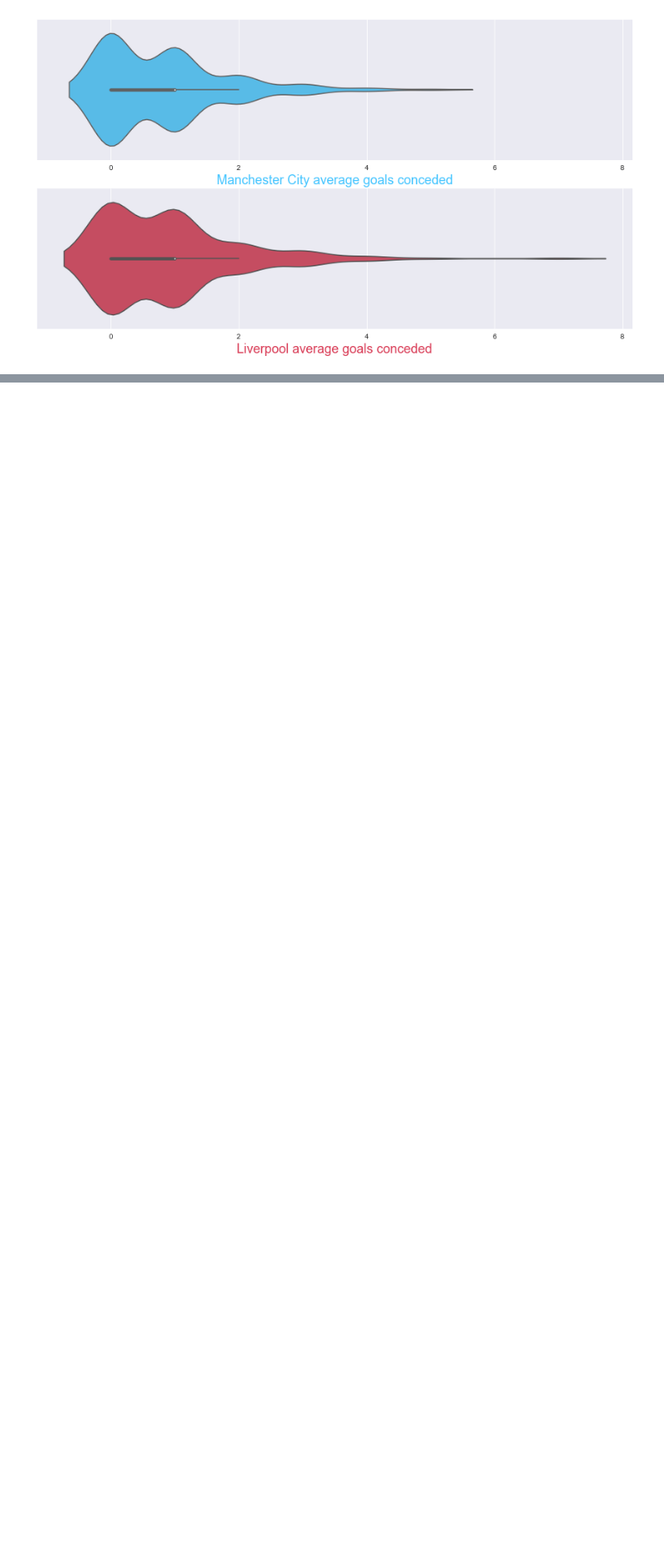
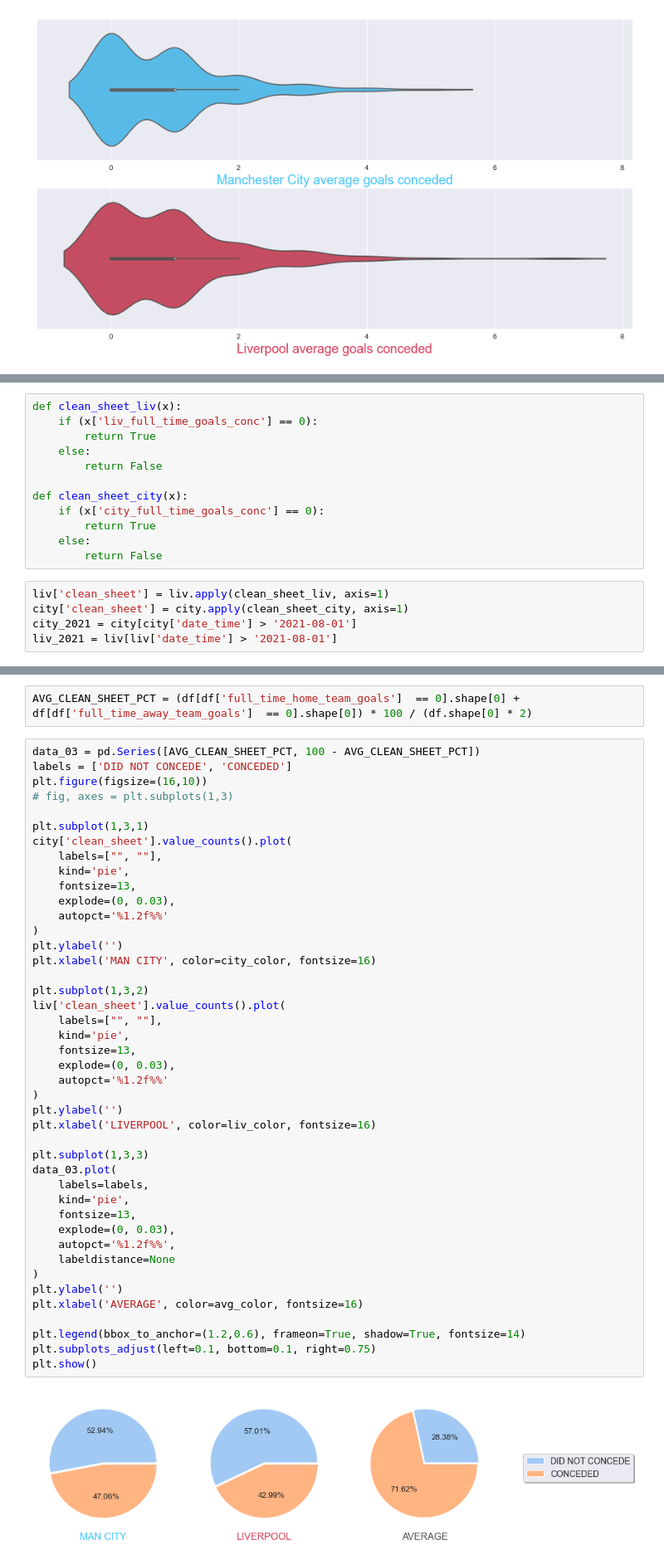
Before and after one commit to bajcula/soccerdata, a Jupyter notebook: Liverpool_VS_Man_City_VS_Rest_of_the_PL.ipynb, the cells around one changed output, grey strips where cells are left out. Shown at 83% size. Saved outputs shown, nothing was run; the diff lists cells and outputs as text; blank space fills up the shorter version.

Commit message:
added clean sheets

```diff
--- a/Liverpool_VS_Man_City_VS_Rest_of_the_PL.ipynb
+++ b/Liverpool_VS_Man_City_VS_Rest_of_the_PL.ipynb
@@ -615,0 +620,17 @@ plt.show()
+# %%
+def clean_sheet_liv(x):
+    if (x['liv_full_time_goals_conc'] == 0):
+        return True
+    else:
+        return False
+
+def clean_sheet_city(x):
+    if (x['city_full_time_goals_conc'] == 0):
+        return True
+    else:
+        return False
+# %%
+liv['clean_sheet'] = liv.apply(clean_sheet_liv, axis=1)
+city['clean_sheet'] = city.apply(clean_sheet_city, axis=1)
+city_2021 = city[city['date_time'] > '2021-08-01']
+liv_2021 = liv[liv['date_time'] > '2021-08-01']
@@ -615,0 +639,47 @@ plt.show()
+# %%
+AVG_CLEAN_SHEET_PCT = (df[df['full_time_home_team_goals']  == 0].shape[0] + df[df['full_time_away_team_goals']  == 0].shape[0]) * 100 / (df.shape[0] * 2)
+# %%
+data_03 = pd.Series([AVG_CLEAN_SHEET_PCT, 100 - AVG_CLEAN_SHEET_PCT])
+labels = ['DID NOT CONCEDE', 'CONCEDED']
+plt.figure(figsize=(16,10))
+# fig, axes = plt.subplots(1,3)
+
+plt.subplot(1,3,1)
+city['clean_sheet'].value_counts().plot(
+    labels=["", ""],
+    kind='pie',
+    fontsize=13,
+    explode=(0, 0.03),
+    autopct='%1.2f%%'
+)
+plt.ylabel('')
+plt.xlabel('MAN CITY', color=city_color, fontsize=16)
+
+plt.subplot(1,3,2)
+liv['clean_sheet'].value_counts().plot(
+    labels=["", ""],
+    kind='pie',
+    fontsize=13,
+    explode=(0, 0.03),
+    autopct='%1.2f%%'
+)
+plt.ylabel('')
+plt.xlabel('LIVERPOOL', color=liv_color, fontsize=16)
+
+plt.subplot(1,3,3)
+data_03.plot(
+    labels=labels,
+    kind='pie',
+    fontsize=13,
+    explode=(0, 0.03),
+    autopct='%1.2f%%',
+    labeldistance=None
+)
+plt.ylabel('')
+plt.xlabel('AVERAGE', color=avg_color, fontsize=16)
+
+plt.legend(bbox_to_anchor=(1.2,0.6), frameon=True, shadow=True, fontsize=14)
+plt.subplots_adjust(left=0.1, bottom=0.1, right=0.75)
+plt.show()
+# %% [output]
+[figure, added]
```
Also changed, not shown: parts of 7 cells of this notebook.
